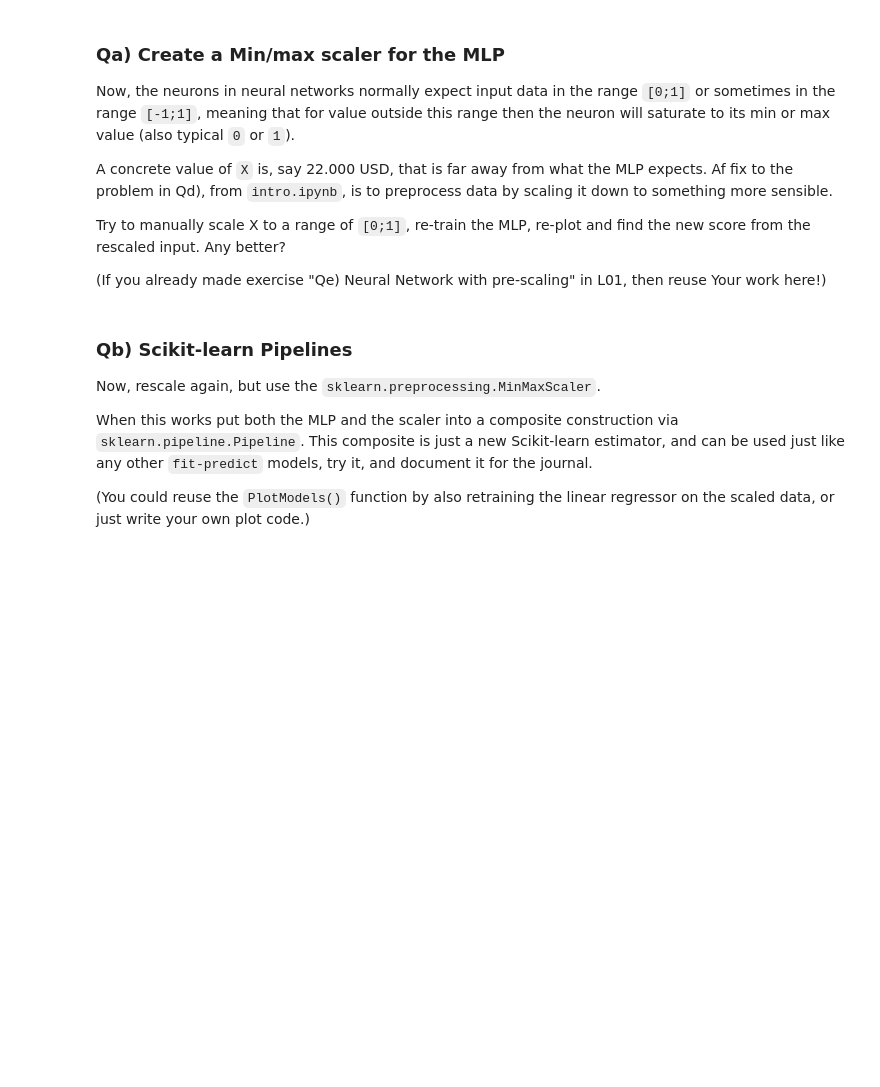
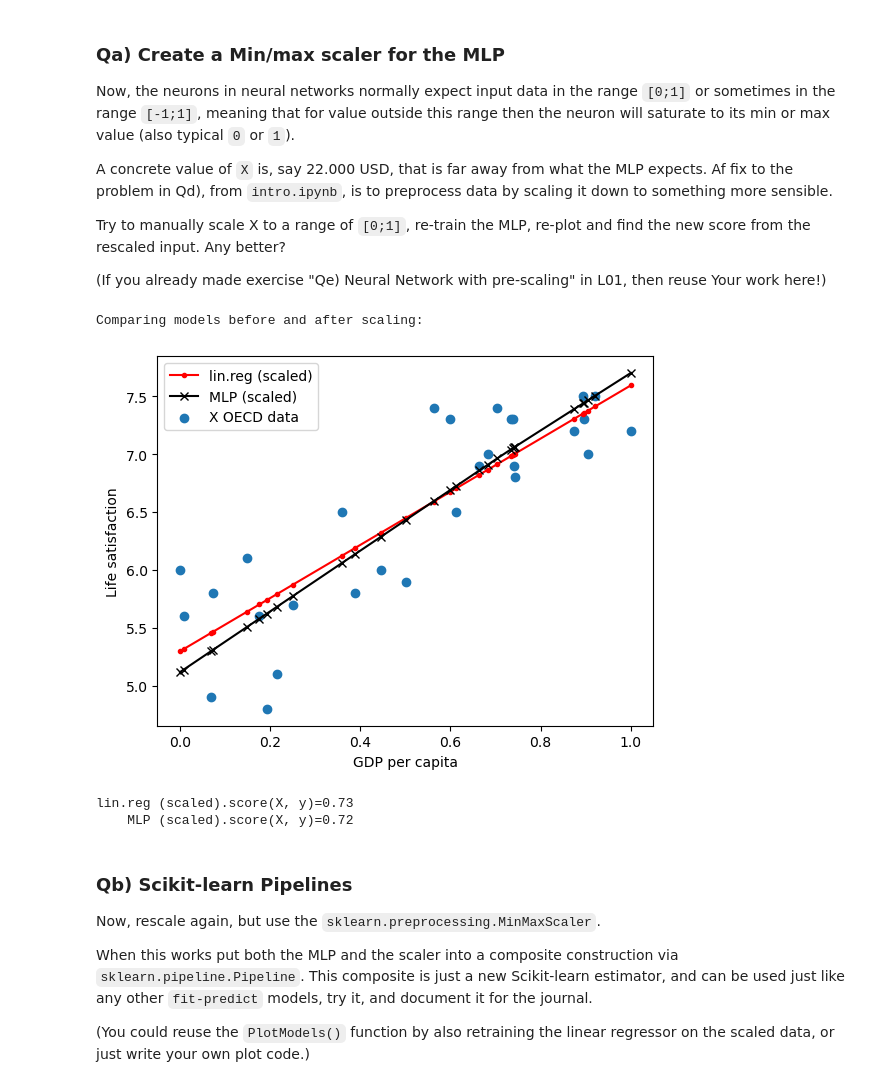
Before and after one commit to OliverEC04/MAL-G10, a Jupyter notebook: L4/pipelines.ipynb, the cells around one changed output. Saved outputs shown, nothing was run; the diff lists cells and outputs as text; code cells hidden in the pictures; blank space fills up the shorter version.

```diff
--- a/L4/pipelines.ipynb
+++ b/L4/pipelines.ipynb
@@ -119,3 +127,33 @@ assert False, "TODO: rescale X and refit the model(s).."
+# %%
+# LAV OM
+from sklearn.preprocessing import MinMaxScaler
+
+# Step 1: Apply Min-Max Scaling to X
+scaler = MinMaxScaler(feature_range=(0,1)) # Skal laves om så den ikke bruger MinMaxScaler, men scales manuelt
+X_scaled = scaler.fit_transform(X)  # Scale X to [0,1]
+
+# Step 2: Create new MLP and Linear Regression models
+mlp_scaled = MLPRegressor(hidden_layer_sizes=(10,),
+                           solver='adam',
+                           activation='relu',
+                           tol=1E-5,
+                           max_iter=100000,
+                           verbose=False)
+
+linreg_scaled = LinearRegression()
+
+# Step 3: Train
+mlp_scaled.fit(X_scaled, y)
+linreg_scaled.fit(X_scaled, y)
+
+# Step 4: Compare
+print("\nComparing models before and after scaling:")
+PlotModels(linreg_scaled, mlp_scaled, X_scaled, y, "lin.reg (scaled)", "MLP (scaled)")
+# %% [output]
+Comparing models before and after scaling:
+[figure, added]
+lin.reg (scaled).score(X, y)=0.73
+    MLP (scaled).score(X, y)=0.72
 # %% [markdown]
 ### Qb) Scikit-learn Pipelines
 
```
Also changed, not shown: parts of 5 cells of this notebook, 1 other file.
